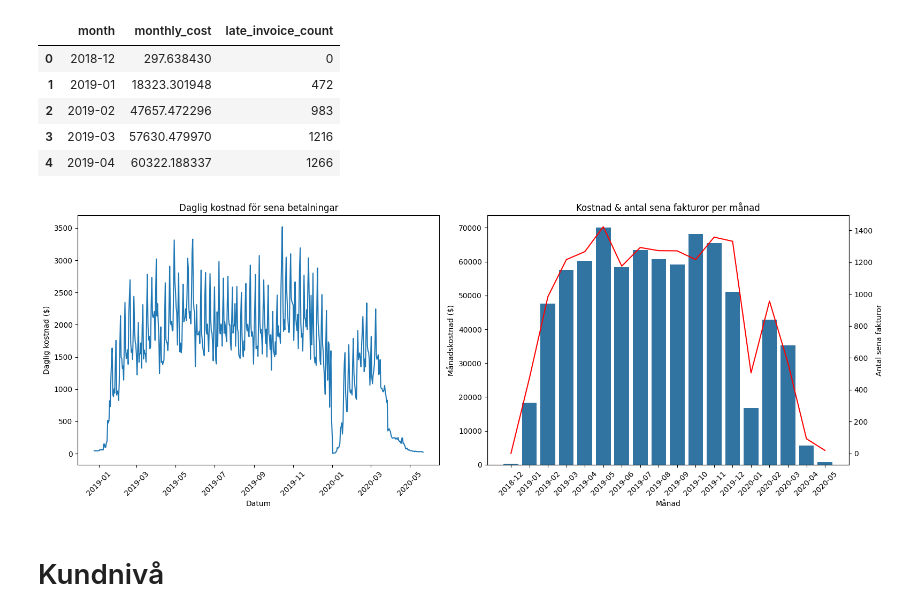
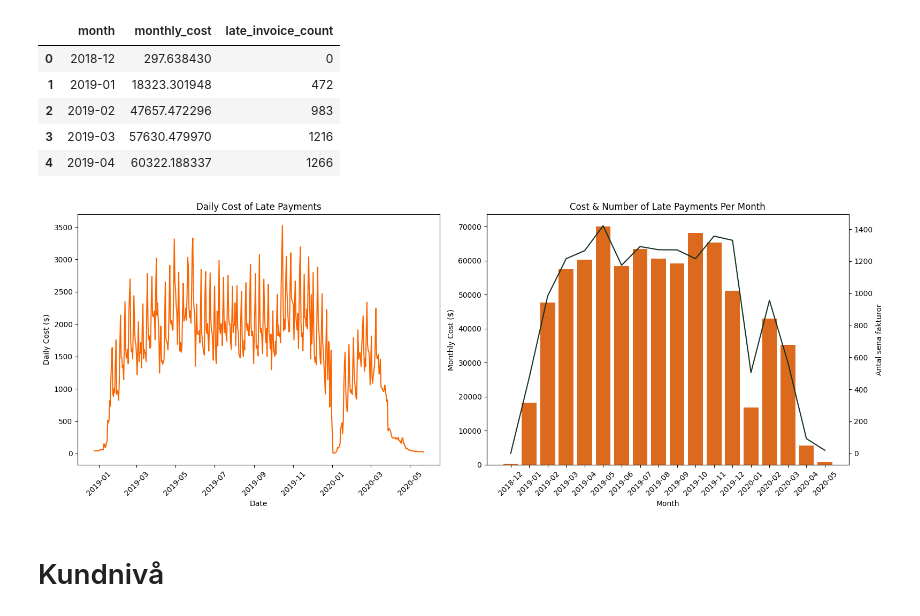
Before and after one commit to shortleif/pgro_repo, a Jupyter notebook: b2b_invoices.ipynb, the cells around one changed output. Drawn from its saved outputs; the diff is of its cells as text; code cells hidden in the pictures.

```diff
--- a/b2b_invoices.ipynb
+++ b/b2b_invoices.ipynb
@@ -301,6 +314,9 @@ Name: delay_days, dtype: float64
 | late | 11970 | 8.650459 | 3.0 |
 | on_time | 15852 | 0.137901 | 0.0 |
 # %%
+tr_orange = "#FA6400"
+tr_green = "#123021"
+
 # Bestäm önskad ordning
 order = ["early", "on_time", "late"]
 
@@ -311,7 +327,8 @@ status_pct = (status_counts / status_counts.sum() * 100).reindex(order)
 plt.figure(figsize=(10,6))
 ax = sns.barplot(x=status_counts.index,
                  y=status_counts.values,
-                 order=order)
+                 order=order,
+                     color="#FA6400")
 
 plt.title("Payment Status Distribution (Counts with Percentage Labels)")
 plt.ylabel("Number of invoices")
@@ -524,11 +572,12 @@ sns.lineplot(
     data=daily_total_cost,
     x="date",
     y="daily_cost",
-    ax=axes[0]
+    ax=axes[0],
+    color=tr_orange
 )
-axes[0].set_title("Daglig kostnad för sena betalningar")
-axes[0].set_xlabel("Datum")
-axes[0].set_ylabel("Daglig kostnad ($)")
+axes[0].set_title("Daily Cost of Late Payments")
+axes[0].set_xlabel("Date")
+axes[0].set_ylabel("Daily Cost ($)")
 axes[0].tick_params(axis='x', rotation=45)
 axes[0].ticklabel_format(style='plain', axis='y')
 
@@ -537,38 +586,39 @@ monthly_summary_plot = monthly_summary.copy()
 monthly_summary_plot["month_str"] = monthly_summary_plot["month"].astype(str)
 
 # --- Höger: månadskostnad (staplar) + antal sena fakturor (linje) ---
 ax1 = axes[1]
 
 # Staplar: månadskostnad
 sns.barplot(
     data=monthly_summary_plot,
     x="month_str",
     y="monthly_cost",
     ax=ax1,
+    color=tr_orange
 )
-ax1.set_title("Kostnad & antal sena fakturor per månad")
-ax1.set_xlabel("Månad")
-ax1.set_ylabel("Månadskostnad ($)")
+ax1.set_title("Cost & Number of Late Payments Per Month")
+ax1.set_xlabel("Month")
+ax1.set_ylabel("Monthly Cost ($)")
 ax1.tick_params(axis='x', rotation=45)
 ax1.ticklabel_format(style='plain', axis='y')
 
 # Linje: antal sena fakturor (sekundäraxeln)
 ax2 = ax1.twinx()
 sns.lineplot(
     data=monthly_summary_plot,
     x="month_str",
     y="late_invoice_count",
     ax=ax2,
-    color="red",
+    color=tr_green,
     marker=None
 )
 ax2.set_ylabel("Antal sena fakturor")
 ax2.ticklabel_format(style='plain', axis='y')
 
 plt.tight_layout()
 plt.show()
 # %% [output]
-[figure, old version]
+[figure, new version]
 # %% [markdown]
 # Kundnivå
 # %%
```
Also changed, not shown: parts of 7 cells of this notebook, 2 other files.
